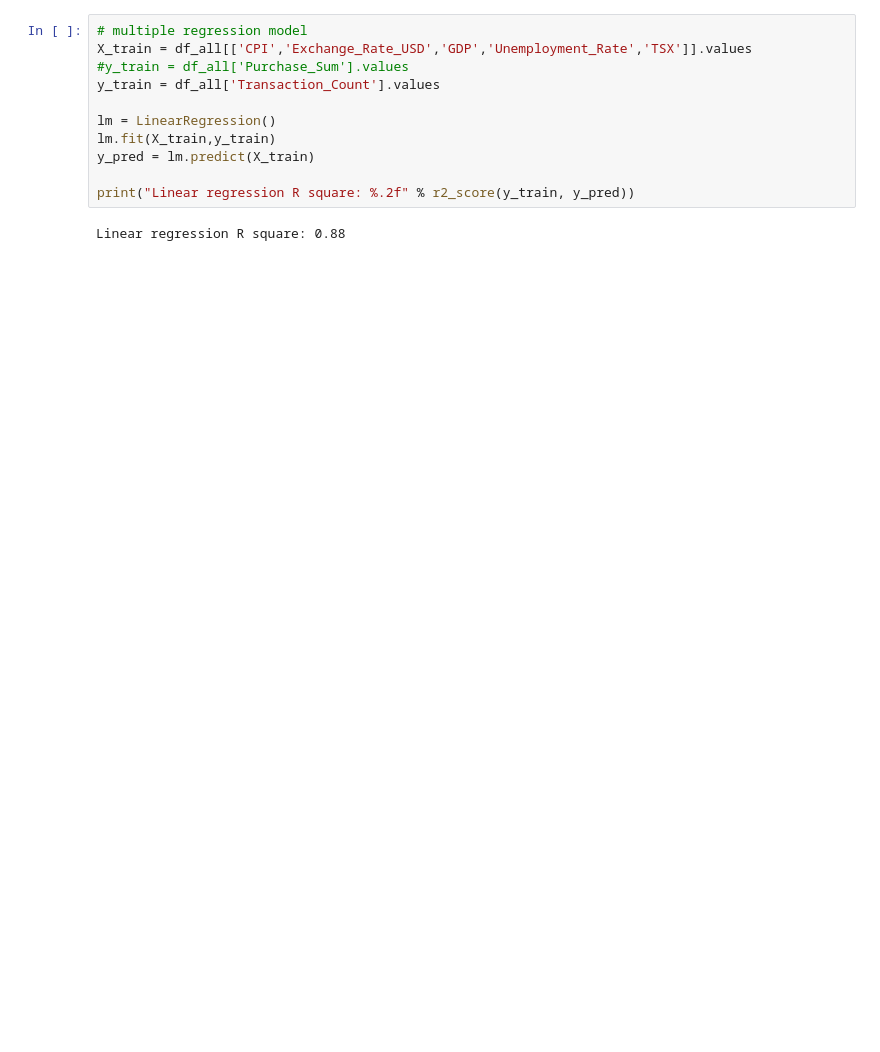
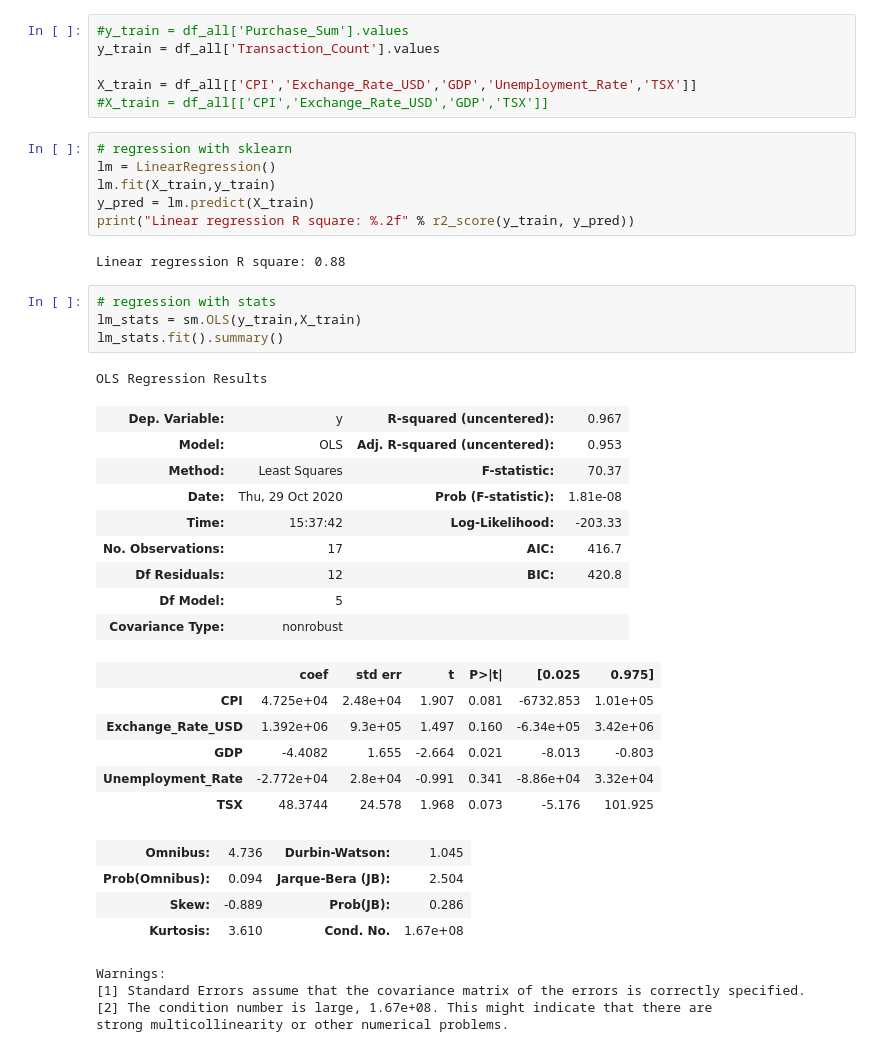
Before and after one commit to rui-zhang-ocean/Predict_Transactions, a Jupyter notebook: forecast_sales.ipynb, the cells around one changed output. Drawn from its saved outputs; the diff is of its cells as text; blank space fills up the shorter version.

Commit message:
check p value and coef for multi-regression model

```diff
--- a/forecast_sales.ipynb
+++ b/forecast_sales.ipynb
@@ -101,16 +104,46 @@ df_all.head(20)
 df_all.plot(subplots = True,figsize=(14,10),layout=(4, 2));
 # %% [output]
 [figure]
+# %%
+#y_train = df_all['Purchase_Sum'].values
+y_train = df_all['Transaction_Count'].values
+
+X_train = df_all[['CPI','Exchange_Rate_USD','GDP','Unemployment_Rate','TSX']]
+#X_train = df_all[['CPI','Exchange_Rate_USD','GDP','TSX']]
 # %%
-# multiple regression model
-X_train = df_all[['CPI','Exchange_Rate_USD','GDP','Unemployment_Rate','TSX']].values
-#y_train = df_all['Purchase_Sum'].values
-y_train = df_all['Transaction_Count'].values
-
+# regression with sklearn
 lm = LinearRegression()
 lm.fit(X_train,y_train)
 y_pred = lm.predict(X_train)
-
 print("Linear regression R square: %.2f" % r2_score(y_train, y_pred))
 # %% [output]
 Linear regression R square: 0.88
+# %%
+# regression with stats
+lm_stats = sm.OLS(y_train,X_train)
+lm_stats.fit().summary()
+# %% [output]
+OLS Regression Results
+| Dep. Variable: | y | R-squared (uncentered): | 0.967 |
+| Model: | OLS | Adj. R-squared (uncentered): | 0.953 |
+| Method: | Least Squares | F-statistic: | 70.37 |
+| Date: | Thu, 29 Oct 2020 | Prob (F-statistic): | 1.81e-08 |
+| Time: | 15:37:42 | Log-Likelihood: | -203.33 |
+| No. Observations: | 17 | AIC: | 416.7 |
+| Df Residuals: | 12 | BIC: | 420.8 |
+| Df Model: | 5 |  |  |
+| Covariance Type: | nonrobust |  |  |
+|  | coef | std err | t | P>|t| | [0.025 | 0.975] |
+| CPI | 4.725e+04 | 2.48e+04 | 1.907 | 0.081 | -6732.853 | 1.01e+05 |
+| Exchange_Rate_USD | 1.392e+06 | 9.3e+05 | 1.497 | 0.160 | -6.34e+05 | 3.42e+06 |
+| GDP | -4.4082 | 1.655 | -2.664 | 0.021 | -8.013 | -0.803 |
+| Unemployment_Rate | -2.772e+04 | 2.8e+04 | -0.991 | 0.341 | -8.86e+04 | 3.32e+04 |
+| TSX | 48.3744 | 24.578 | 1.968 | 0.073 | -5.176 | 101.925 |
+| Omnibus: | 4.736 | Durbin-Watson: | 1.045 |
+| Prob(Omnibus): | 0.094 | Jarque-Bera (JB): | 2.504 |
+| Skew: | -0.889 | Prob(JB): | 0.286 |
+| Kurtosis: | 3.610 | Cond. No. | 1.67e+08 |
+Warnings:
+[1] Standard Errors assume that the covariance matrix of the errors is correctly specified.
+[2] The condition number is large, 1.67e+08. This might indicate that there are
+strong multicollinearity or other numerical problems.
```
Also changed, not shown: parts of 3 cells of this notebook.
